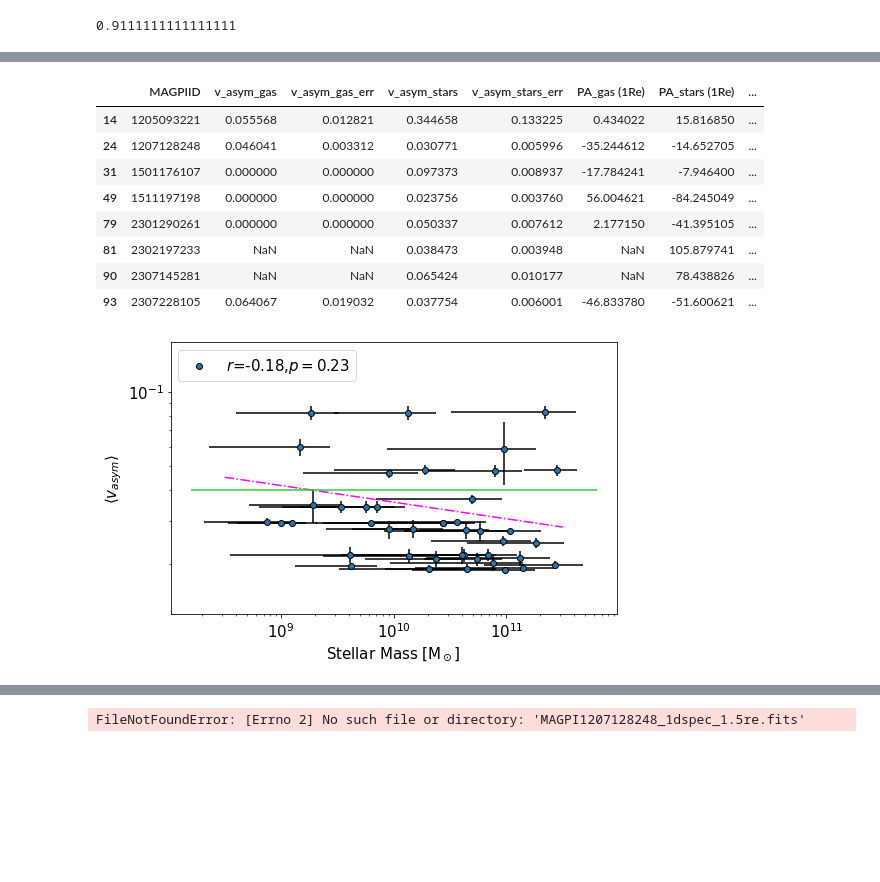
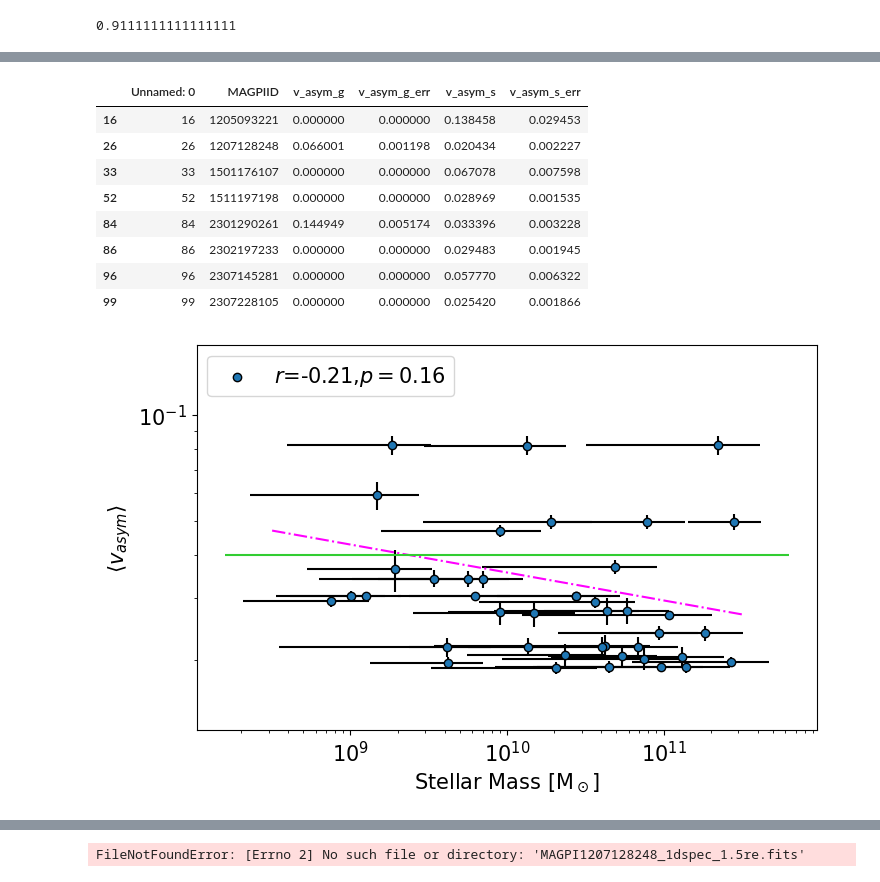
Before and after one commit to r-bagge/MAGPI_kinematics, a Jupyter notebook: plots_n_stuff.ipynb, the cells around one changed output, grey strips where cells are left out. Saved outputs shown, nothing was run; the diff lists cells and outputs as text; code cells hidden in the pictures; blank space fills up the shorter version.

```diff
--- a/plots_n_stuff.ipynb
+++ b/plots_n_stuff.ipynb
@@ -251,40 +211,40 @@ plt.savefig("MAGPI_Emission_Lines/plots/old_plots/M2_even_contribution.pdf",bbox
 # %%
-file = pd.read_csv("new_kinemetry_sample.csv")
+file = pd.read_csv("MAGPI_csv/MAGPI_kinemetry_sample.csv")
 #file = file.dropna()
-bpt = pd.read_csv("new_kinemetry_sample_BPT.csv")
+bpt = pd.read_csv("MAGPI_csv/MAGPI_kinemetry_sample_BPT.csv")
 bpt = bpt[bpt["MAGPIID"].isin(file["MAGPIID"])]
 file[bpt['type(sf+AGN=0, sf=1, sy=2, ln=3)']==2]
 # %% [output]
-|  | MAGPIID | v_asym_gas | v_asym_gas_err | v_asym_stars | v_asym_stars_err | PA_gas (1Re) | PA_stars (1Re) | ... |
-| 14 | 1205093221 | 0.055568 | 0.012821 | 0.344658 | 0.133225 | 0.434022 | 15.816850 | ... |
-| 24 | 1207128248 | 0.046041 | 0.003312 | 0.030771 | 0.005996 | -35.244612 | -14.652705 | ... |
-| 31 | 1501176107 | 0.000000 | 0.000000 | 0.097373 | 0.008937 | -17.784241 | -7.946400 | ... |
-| 49 | 1511197198 | 0.000000 | 0.000000 | 0.023756 | 0.003760 | 56.004621 | -84.245049 | ... |
-| 79 | 2301290261 | 0.000000 | 0.000000 | 0.050337 | 0.007612 | 2.177150 | -41.395105 | ... |
-| 81 | 2302197233 | NaN | NaN | 0.038473 | 0.003948 | NaN | 105.879741 | ... |
-| 90 | 2307145281 | NaN | NaN | 0.065424 | 0.010177 | NaN | 78.438826 | ... |
-| 93 | 2307228105 | 0.064067 | 0.019032 | 0.037754 | 0.006001 | -46.833780 | -51.600621 | ... |
+|  | Unnamed: 0 | MAGPIID | v_asym_g | v_asym_g_err | v_asym_s | v_asym_s_err |
+| 16 | 16 | 1205093221 | 0.000000 | 0.000000 | 0.138458 | 0.029453 |
+| 26 | 26 | 1207128248 | 0.066001 | 0.001198 | 0.020434 | 0.002227 |
+| 33 | 33 | 1501176107 | 0.000000 | 0.000000 | 0.067078 | 0.007598 |
+| 52 | 52 | 1511197198 | 0.000000 | 0.000000 | 0.028969 | 0.001535 |
+| 84 | 84 | 2301290261 | 0.144949 | 0.005174 | 0.033396 | 0.003228 |
+| 86 | 86 | 2302197233 | 0.000000 | 0.000000 | 0.029483 | 0.001945 |
+| 96 | 96 | 2307145281 | 0.000000 | 0.000000 | 0.057770 | 0.006322 |
+| 99 | 99 | 2307228105 | 0.000000 | 0.000000 | 0.025420 | 0.001866 |
 # %%
 file = pd.read_csv("MAGPI_Emission_Lines/kinemetry_sample_M2.csv")
 file = file.dropna()
 file = file[file["v_asym_tot"]/file["v_asym_tot_err"]>3]
-prospect = pd.read_csv("MAGPI_ProSpectCat_v0.1.csv")
+prospect = pd.read_csv("MAGPI_csv/MAGPI_ProSpectCat_v0.1.csv")
 prospect=prospect[prospect["MAGPIID"].isin(file["MAGPIID"])]
 pearson = scipy.stats.pearsonr(np.log10(prospect["StellarMass_median"].to_numpy()),np.log10(file['v_asym_tot'].to_numpy()))
 fit = scipy.stats.linregress(np.log10(prospect["StellarMass_median"].to_numpy()),np.log10(file['v_asym_tot'].to_numpy()))
 x = np.logspace(8.5,11.5)
 fig,ax = plt.subplots(figsize=(8,5))
 ax.scatter(prospect["StellarMass_median"].to_numpy(),file["v_asym_tot"].to_numpy(),ec="k",zorder=2, label=r"$r$="+f"{pearson[0]:.2f}"+r",$p=$"+f"{pearson[1]:.2f}")
 ax.errorbar(prospect["StellarMass_median"].to_numpy(),file["v_asym_tot"].to_numpy(),xerr=prospect["StellarMass_16"].to_numpy(),yerr=file["v_asym_tot_err"].to_numpy(),fmt=".k",zorder=1)
 ax.plot(x,(x**fit[0])*(10**fit[1]),ls="dashdot",c="magenta")
 ax.hlines(y=0.04,xmin=10**(8.2),xmax=10**(11.8),colors="limegreen")
 ax.set_xscale("log")
 ax.set_yscale("log")
 ax.set_ylabel(r"$\langle v_{asym} \rangle$")
 ax.set_xlabel(r"Stellar Mass [M$_\odot$]")
 ax.legend(loc="upper left")
 ax.set_ylim(10**(-1.9),10**(-0.8))
 plt.savefig("MAGPI_Emission_Lines/plots/old_plots/v_asym-stellar-mass.pdf",bbox_inches="tight")
 # %% [output]
-[figure, old version]
+[figure, new version]
 # %%
```
Also changed, not shown: parts of 54 cells of this notebook, 1 other file.
